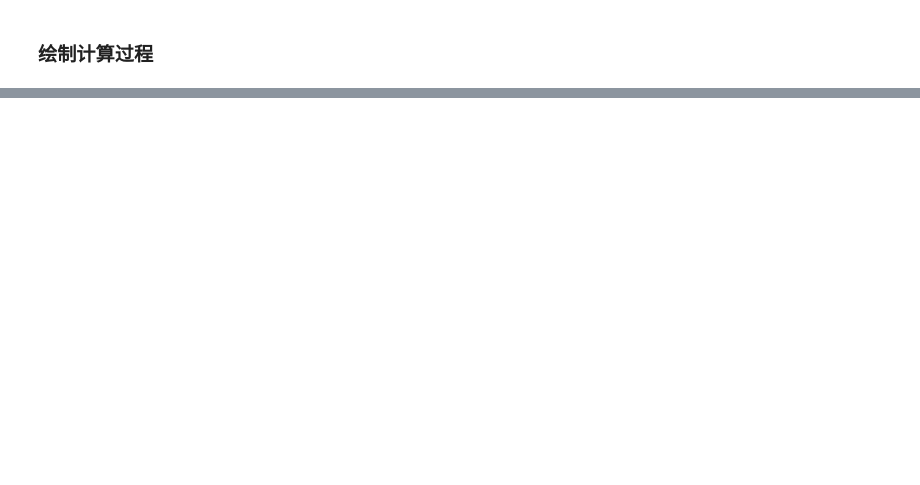
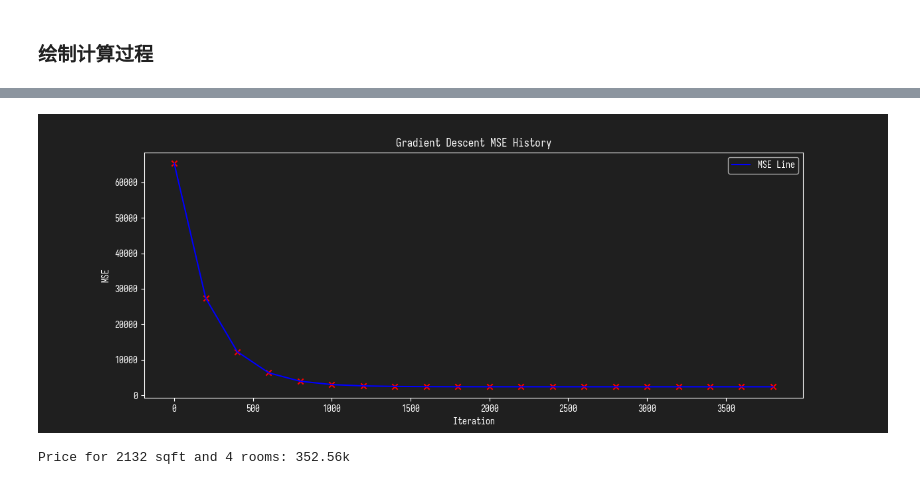
Before and after one commit to deathknight0718/foliage-note, a Jupyter notebook: 202501051854.ipynb, the cells around one changed output, grey strips where cells are left out. Drawn from its saved outputs; the diff is of its cells as text; code cells hidden in the pictures; blank space fills up the shorter version.

```diff
--- a/202501051854.ipynb
+++ b/202501051854.ipynb
@@ -131,0 +192,28 @@ matplotlib.pyplot.show()
+# %%
+import math
+
+def compute_mse(X, Y, w, b):
+    n = X.shape[0]
+    f_wb = numpy.dot(X, w) + b
+    mse = numpy.sum((f_wb - Y) ** 2) / (2 * n)
+    return mse
+
+def compute_gradient(X, Y, w, b):
+    n = X.shape[0]
+    f_wb = numpy.dot(X, w) + b
+    dw = numpy.dot(X.T, (f_wb - Y)) / n
+    db = numpy.sum(f_wb - Y) / n
+    return dw, db
+
+def compute_gradient_descent(X, Y, alpha, iters):
+    tw, tb = numpy.zeros(X.shape[1]), 0
+    history = []
+    for i in range(iters):
+        dw, db = compute_gradient(X, Y, tw, tb)
+        tw = tw - alpha * dw
+        tb = tb - alpha * db
+        if i % math.ceil(iters / 20) == 0:
+            mse = compute_mse(X, Y, tw, tb)
+            history.append([i, mse])
+            print(f"mse:{mse:8.2f}")
+    return tw, tb, numpy.array(history)
@@ -131,0 +222,7 @@ matplotlib.pyplot.show()
+# %%
+LR = 5.0e-10
+ITERATIONS = 4000
+
+fw, fb, history = compute_gradient_descent(X, Y, LR, ITERATIONS)
+
+print(f"w: {fw}, b: {fb}")
@@ -131,0 +247,16 @@ matplotlib.pyplot.show()
+# %%
+matplotlib.pyplot.plot(history[:, 0], history[:, 1], linestyle='-', color='b', label='MSE Line')
+matplotlib.pyplot.scatter(history[:, 0], history[:, 1], marker="x", c="r")
+matplotlib.pyplot.title("Gradient Descent MSE History")
+matplotlib.pyplot.legend()
+matplotlib.pyplot.ylabel("MSE")
+matplotlib.pyplot.xlabel("Iteration")
+matplotlib.pyplot.show()
+# %% [output]
+[figure, added]
+# %%
+sample = [2132, 4]
+price = numpy.dot(sample, fw) + fb
+print(f"Price for {sample[0]} sqft and {sample[1]} rooms: {price:.2f}k")
+# %% [output]
+Price for 2132 sqft and 4 rooms: 352.56k
```
Also changed, not shown: parts of 12 cells of this notebook, 4 other files.
